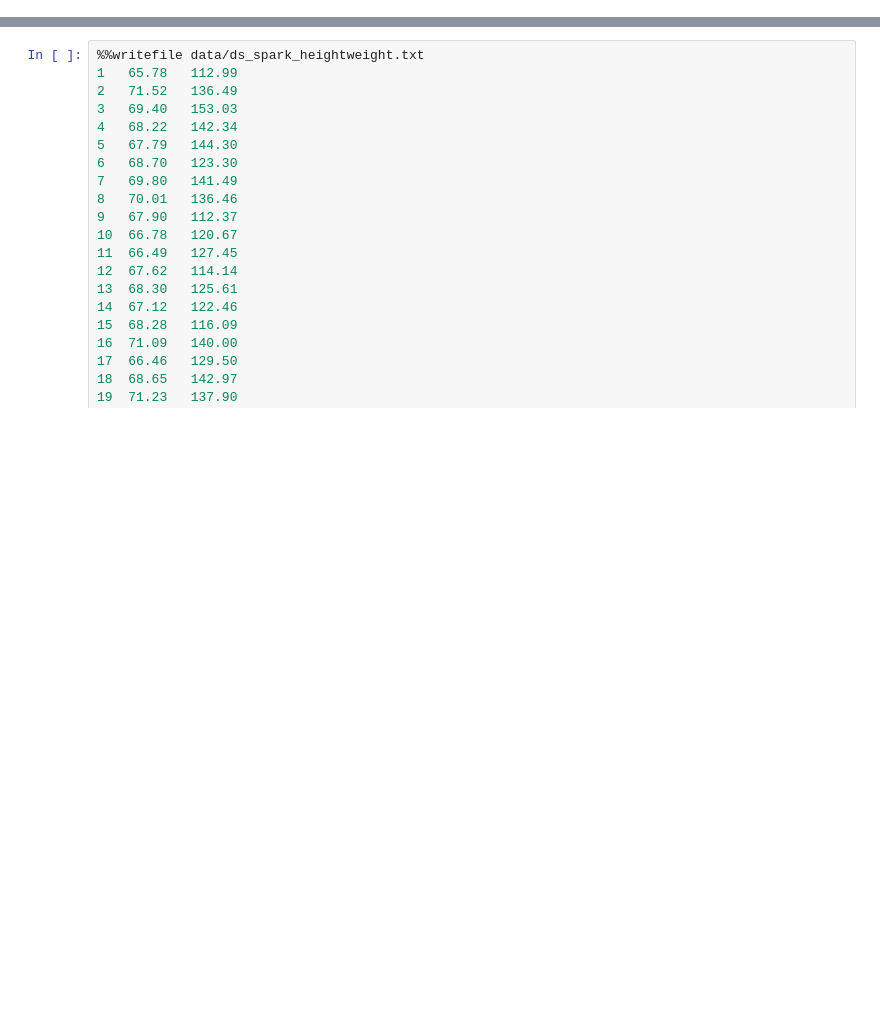
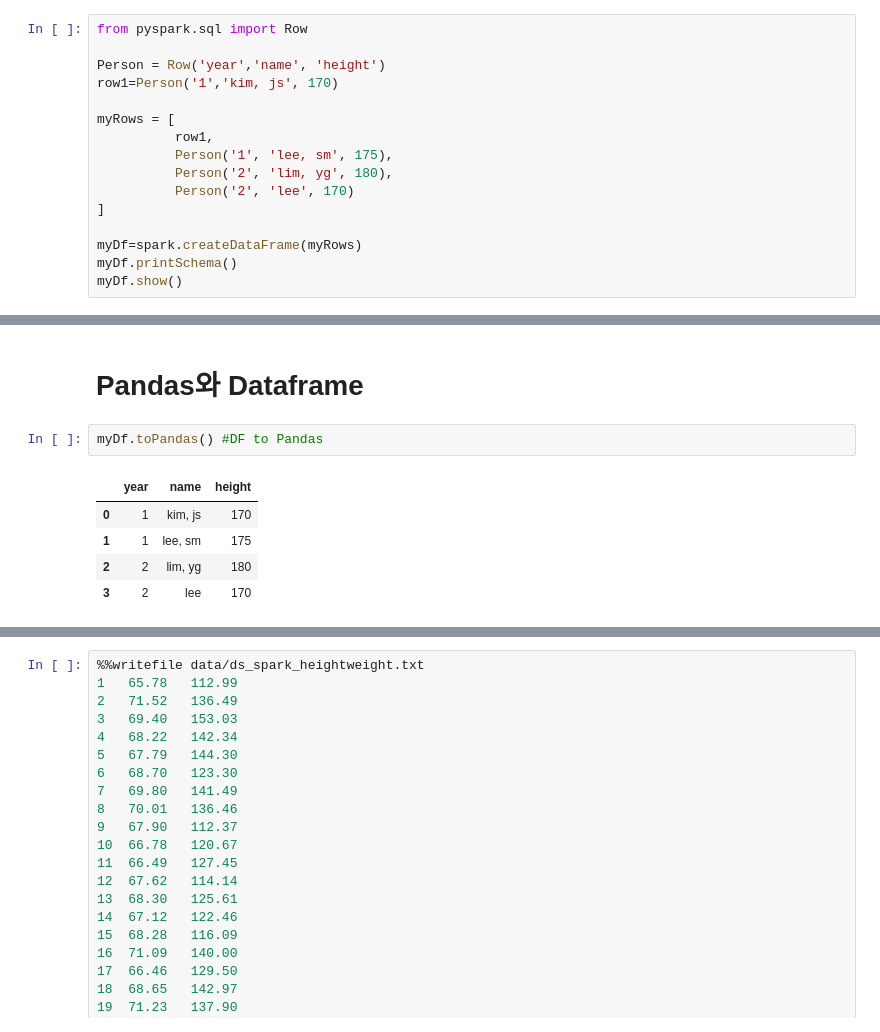
Before and after one commit to Jaehwi-So/LECTURE_Bigdata, a Jupyter notebook: 05_SparkDataFrame.ipynb, the cells around one changed output, grey strips where cells are left out. Drawn from its saved outputs; the diff is of its cells as text; blank space fills up the shorter version.

Commit message:
add spark rdd and dataframe

```diff
--- a/05_SparkDataFrame.ipynb
+++ b/05_SparkDataFrame.ipynb
@@ -15,0 +91,16 @@ To adjust logging level use sc.setLogLevel(newLevel). For SparkR, use setLogLeve
+# %%
+from pyspark.sql import Row
+
+Person = Row('year','name', 'height')
+row1=Person('1','kim, js', 170)
+
+myRows = [
+          row1,
+          Person('1', 'lee, sm', 175),
+          Person('2', 'lim, yg', 180),
+          Person('2', 'lee', 170)
+]
+
+myDf=spark.createDataFrame(myRows)
+myDf.printSchema()
+myDf.show()
@@ -15,0 +155,10 @@ To adjust logging level use sc.setLogLevel(newLevel). For SparkR, use setLogLeve
+# %% [markdown]
+# Pandas와 Dataframe
+# %%
+myDf.toPandas() #DF to Pandas
+# %% [output]
+|  | year | name | height |
+| 0 | 1 | kim, js | 170 |
+| 1 | 1 | lee, sm | 175 |
+| 2 | 2 | lim, yg | 180 |
+| 3 | 2 | lee | 170 |
```
Also changed, not shown: parts of 75 cells of this notebook, 1 other file.
